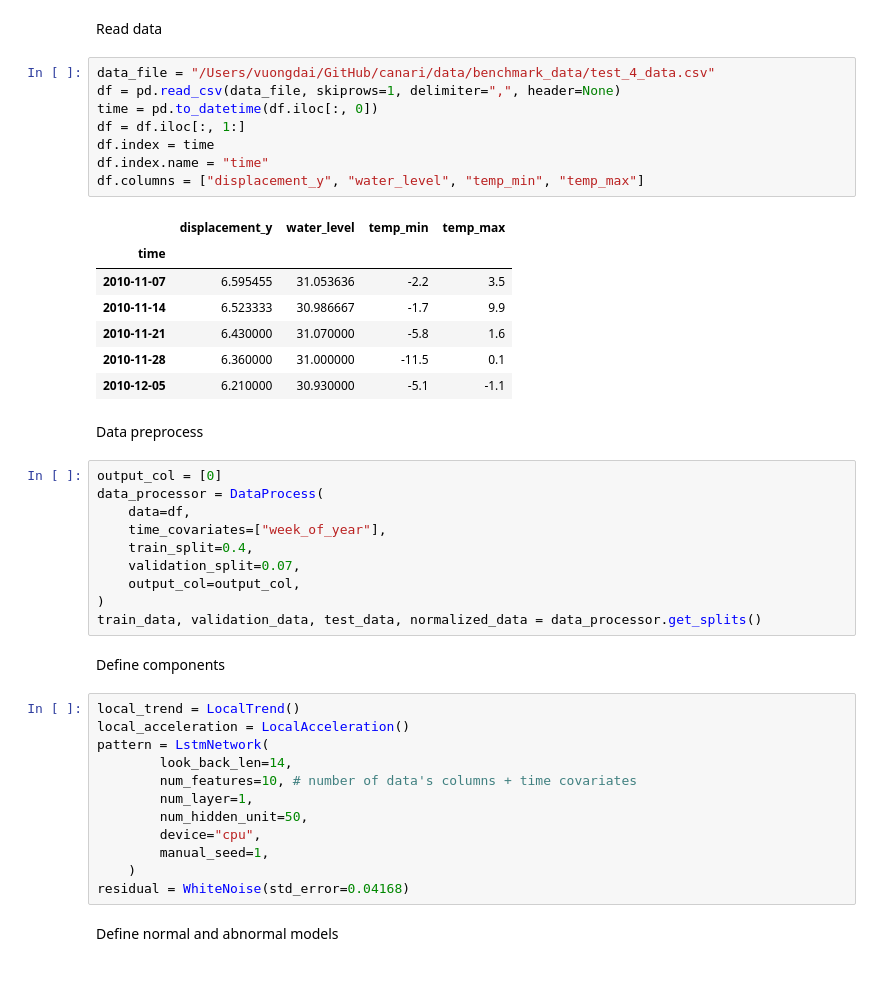
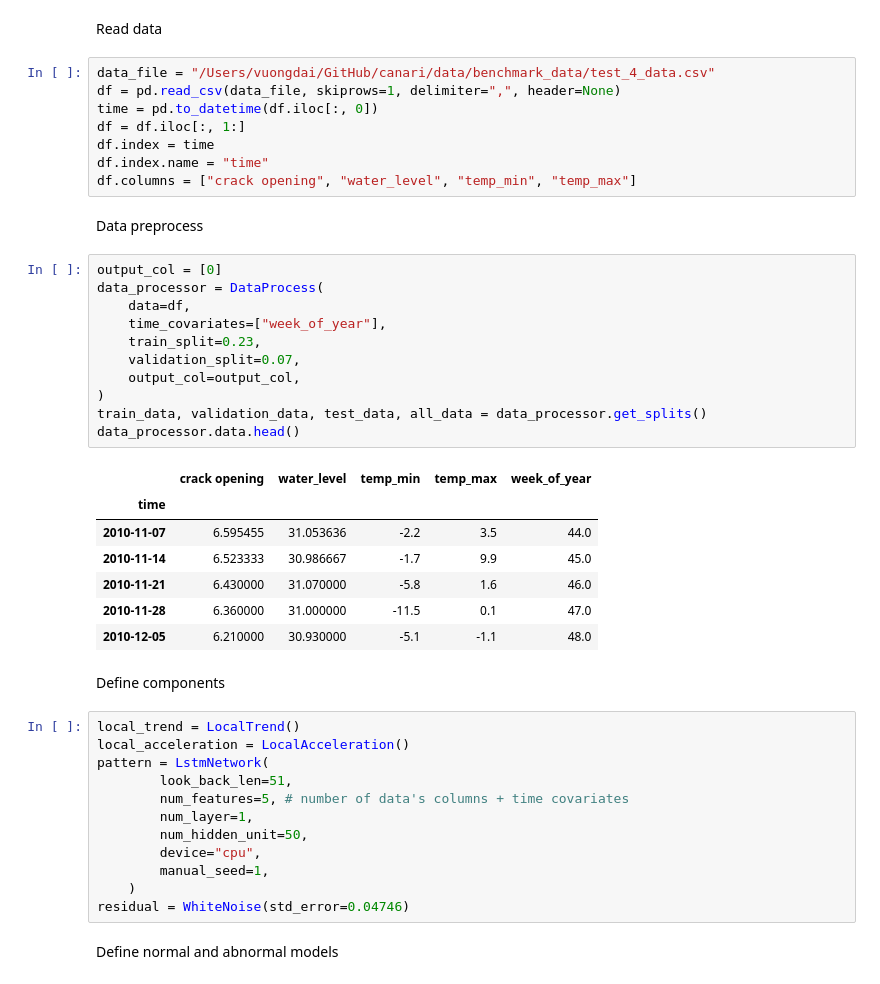
Before and after one commit to van-dai-vuong/canari, a Jupyter notebook: examples/demo/5_demo_anomaly_detection.ipynb, the cells around one changed output. Drawn from its saved outputs; the diff is of its cells as text.

```diff
--- a/examples/demo/5_demo_anomaly_detection.ipynb
+++ b/examples/demo/5_demo_anomaly_detection.ipynb
@@ -44,41 +47,42 @@ time = pd.to_datetime(df.iloc[:, 0])
 df = df.iloc[:, 1:]
 df.index = time
 df.index.name = "time"
-df.columns = ["displacement_y", "water_level", "temp_min", "temp_max"]
+df.columns = ["crack opening", "water_level", "temp_min", "temp_max"]
-# %% [output]
-|  | displacement_y | water_level | temp_min | temp_max |
-| time |  |  |  |  |
-| 2010-11-07 | 6.595455 | 31.053636 | -2.2 | 3.5 |
-| 2010-11-14 | 6.523333 | 30.986667 | -1.7 | 9.9 |
-| 2010-11-21 | 6.430000 | 31.070000 | -5.8 | 1.6 |
-| 2010-11-28 | 6.360000 | 31.000000 | -11.5 | 0.1 |
-| 2010-12-05 | 6.210000 | 30.930000 | -5.1 | -1.1 |
 # %% [markdown]
 Data preprocess
 # %%
 output_col = [0]
 data_processor = DataProcess(
     data=df,
     time_covariates=["week_of_year"],
-    train_split=0.4,
+    train_split=0.23,
     validation_split=0.07,
     output_col=output_col,
 )
-train_data, validation_data, test_data, normalized_data = data_processor.get_splits()
+train_data, validation_data, test_data, all_data = data_processor.get_splits()
+data_processor.data.head()
+# %% [output]
+|  | crack opening | water_level | temp_min | temp_max | week_of_year |
+| time |  |  |  |  |  |
+| 2010-11-07 | 6.595455 | 31.053636 | -2.2 | 3.5 | 44.0 |
+| 2010-11-14 | 6.523333 | 30.986667 | -1.7 | 9.9 | 45.0 |
+| 2010-11-21 | 6.430000 | 31.070000 | -5.8 | 1.6 | 46.0 |
+| 2010-11-28 | 6.360000 | 31.000000 | -11.5 | 0.1 | 47.0 |
+| 2010-12-05 | 6.210000 | 30.930000 | -5.1 | -1.1 | 48.0 |
 # %% [markdown]
 Define components
 # %%
 local_trend = LocalTrend()
 local_acceleration = LocalAcceleration()
 pattern = LstmNetwork(
-        look_back_len=14,
-        num_features=10, # number of data's columns + time covariates
+        look_back_len=51,
+        num_features=5, # number of data's columns + time covariates
         num_layer=1,
         num_hidden_unit=50,
         device="cpu",
         manual_seed=1,
     )
-residual = WhiteNoise(std_error=0.04168)
+residual = WhiteNoise(std_error=0.04746)
 # %% [markdown]
 Define normal and abnormal models
 # %%
```
Also changed, not shown: parts of 15 cells of this notebook, 6 other files.
